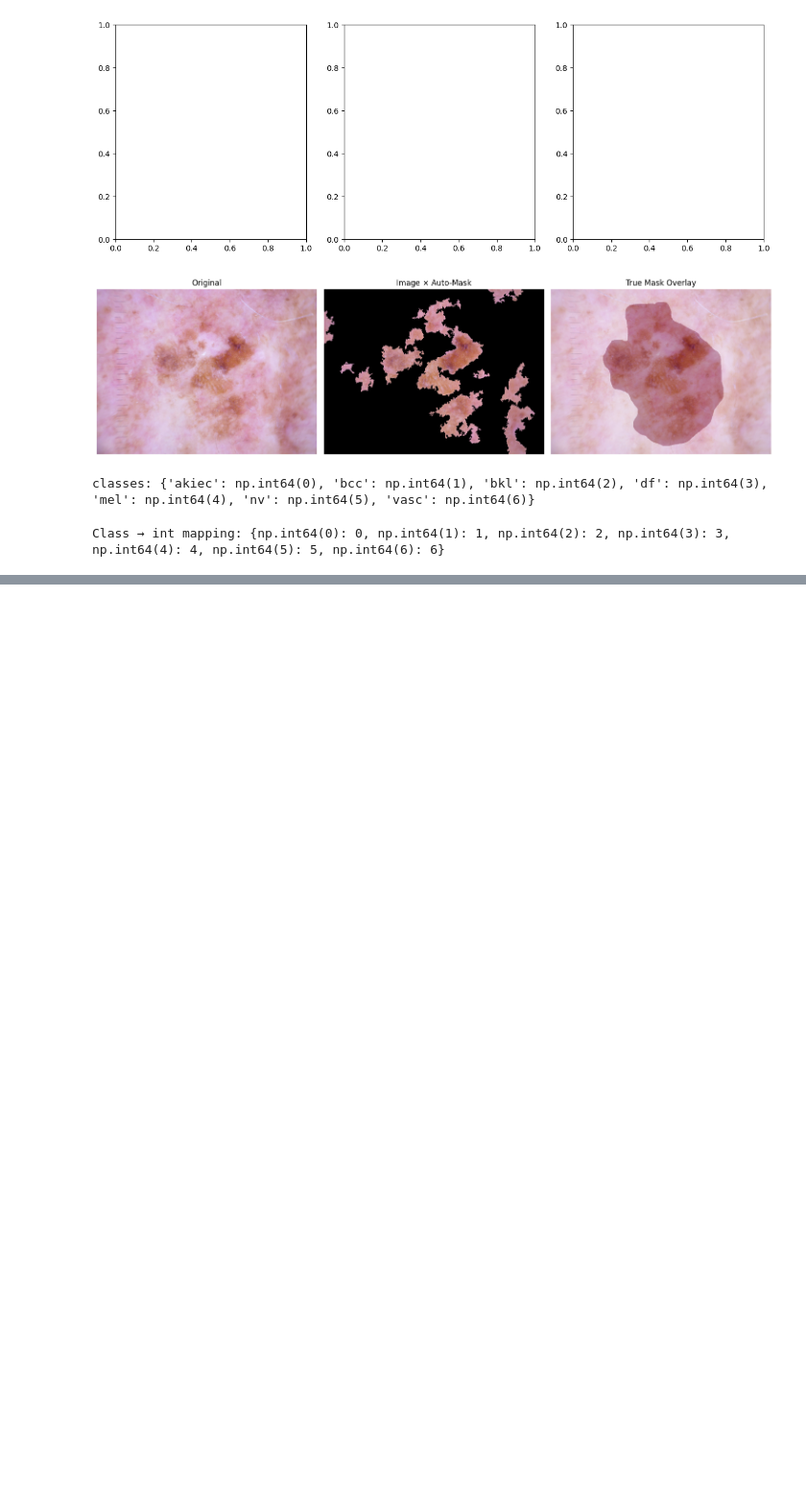
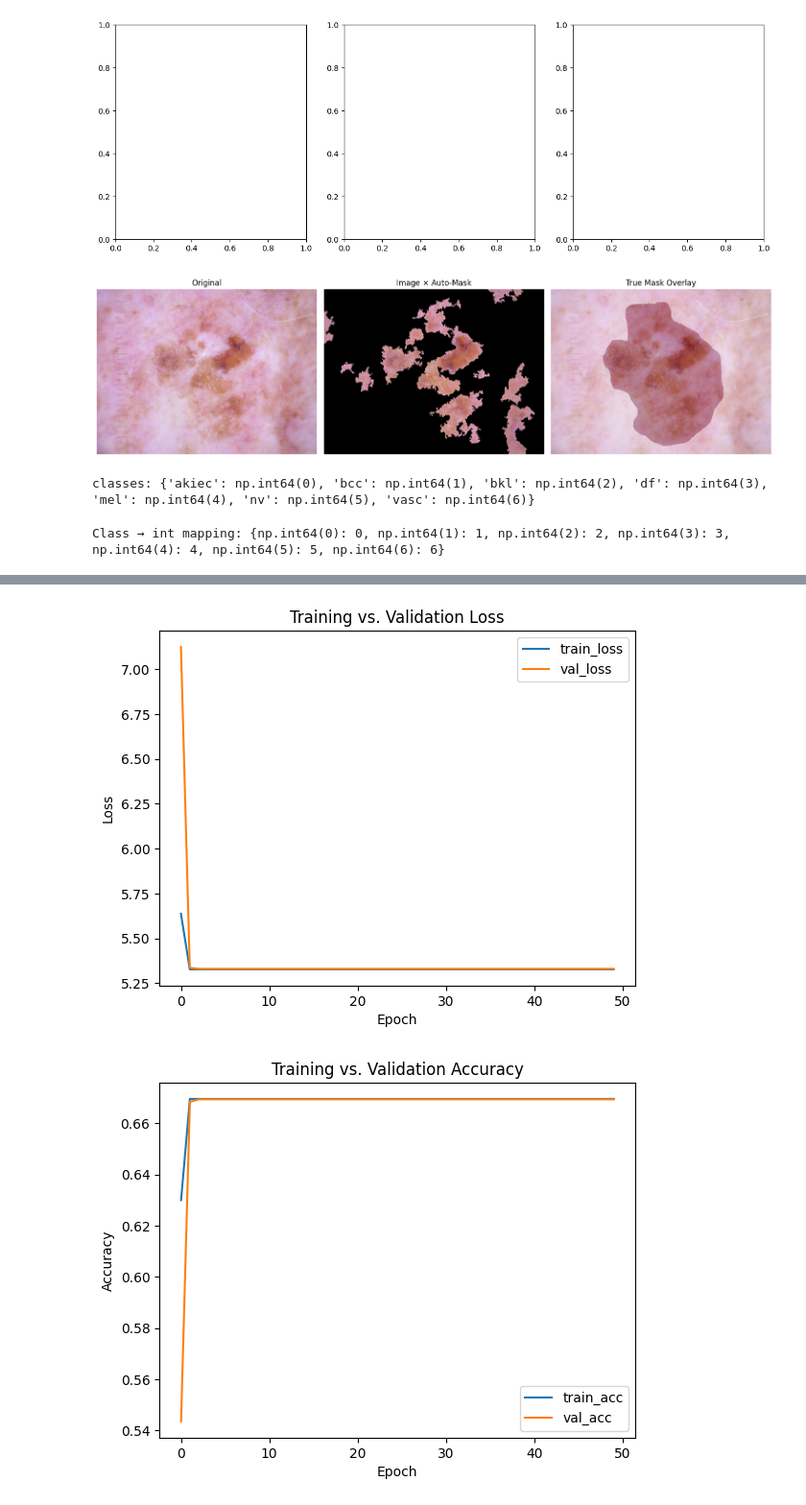
Before and after one commit to elenaajayi/Computer-Vision-Fundamentals---CUS-754, a Jupyter notebook: Capstone_Project/Project.ipynb, the cells around one changed output, grey strips where cells are left out. Shown at 96% size. Drawn from its saved outputs; the diff is of its cells as text; code cells hidden in the pictures; blank space fills up the shorter version.

```diff
--- a/Capstone_Project/Project.ipynb
+++ b/Capstone_Project/Project.ipynb
@@ -340,0 +434,27 @@ Epoch 1/10
+# %%
+#lets see if i am overfittong
+
+import matplotlib.pyplot as plt
+
+# Loss curve
+plt.figure()
+plt.plot(history_s.history['loss'], label='train_loss')
+plt.plot(history_s.history['val_loss'], label='val_loss')
+plt.title('Training vs. Validation Loss')
+plt.xlabel('Epoch')
+plt.ylabel('Loss')
+plt.legend()
+plt.show()
+
+# Accuracy curve
+plt.figure()
+plt.plot(history_s.history['accuracy'], label='train_acc')
+plt.plot(history_s.history['val_accuracy'], label='val_acc')
+plt.title('Training vs. Validation Accuracy')
+plt.xlabel('Epoch')
+plt.ylabel('Accuracy')
+plt.legend()
+plt.show()
+# %% [output]
+[figure, added]
+[figure, added]
```
Also changed, not shown: parts of 8 cells of this notebook.
